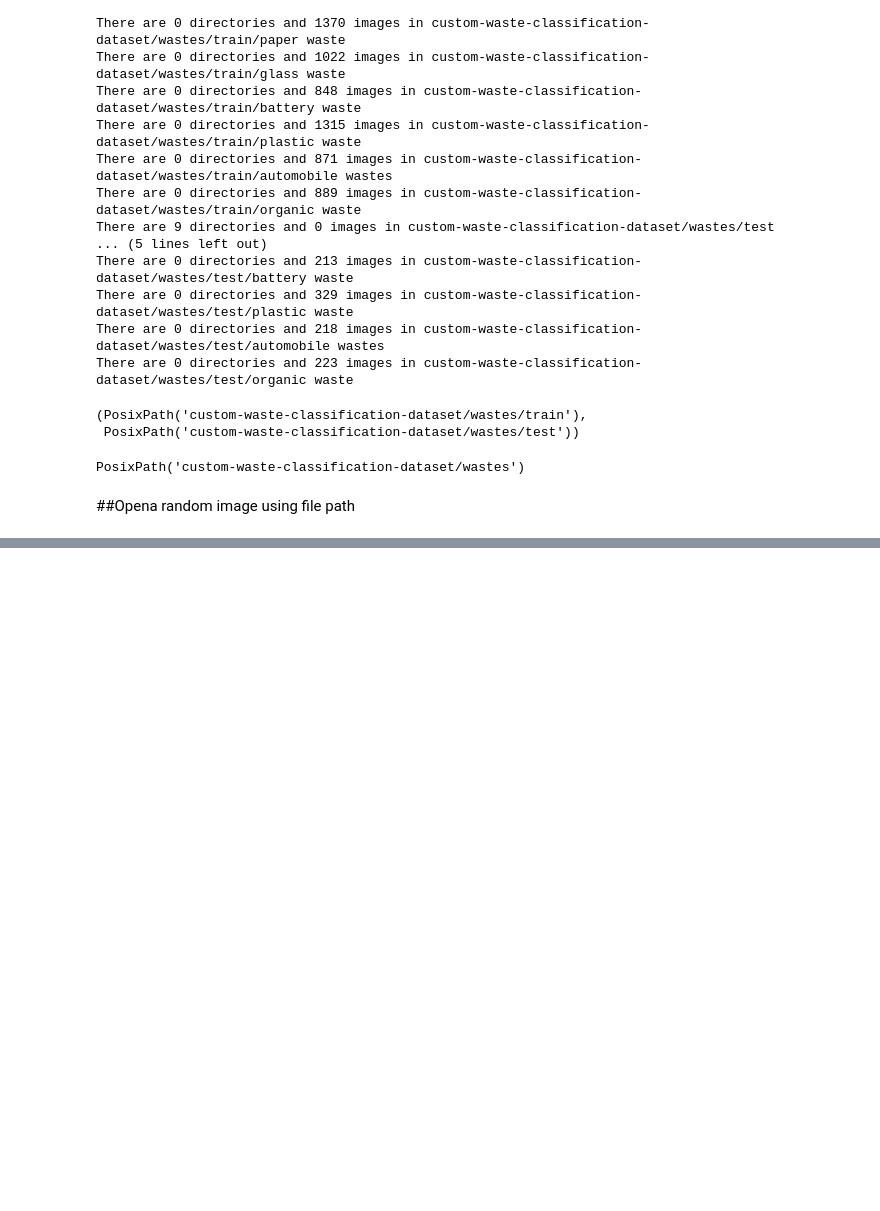
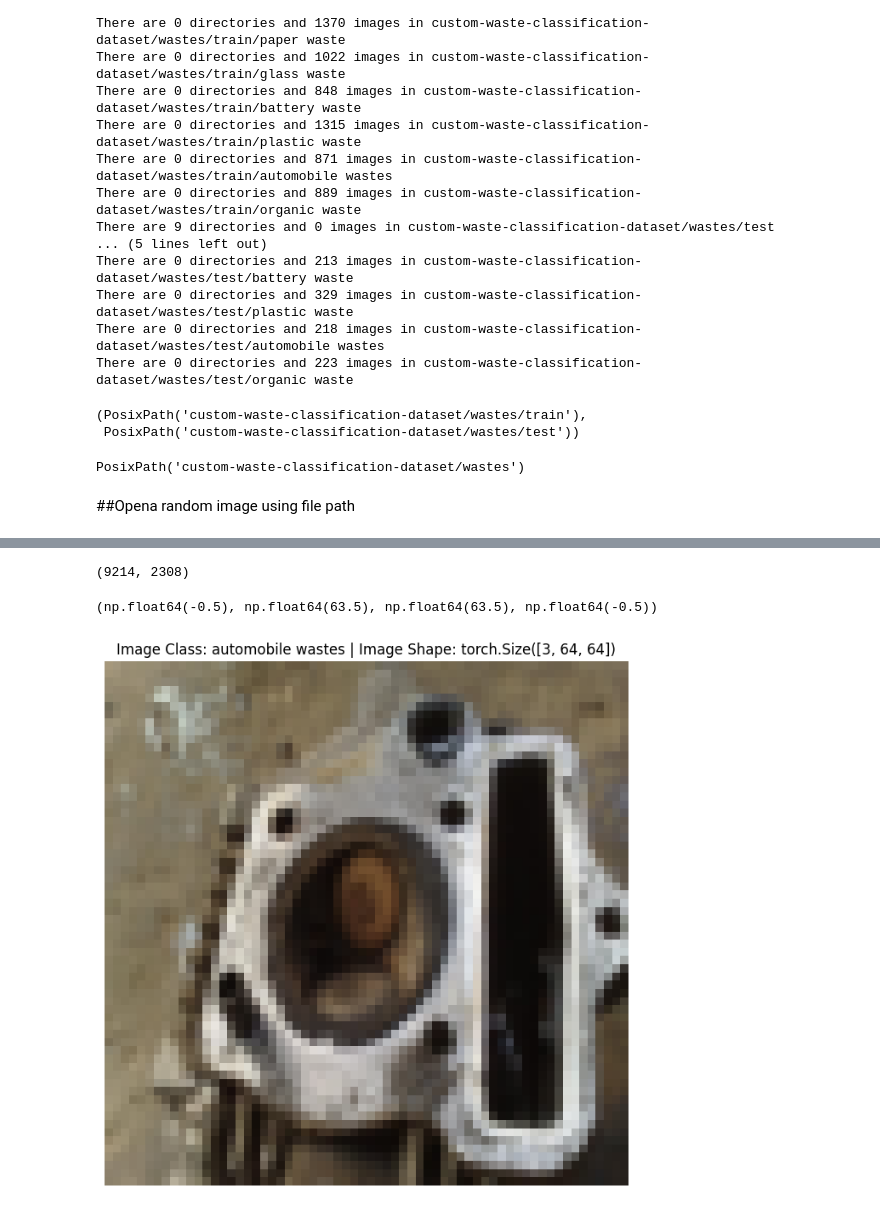
Before and after one commit to Imran1hp/Waste-Cassification, a Jupyter notebook: Waste_classification.ipynb, the cells around one changed output, grey strips where cells are left out. Cells and saved outputs as stored; diff of their text form; code cells hidden in the pictures; blank space fills up the shorter version.

```diff
--- a/Waste_classification.ipynb
+++ b/Waste_classification.ipynb
@@ -102,0 +165,4 @@ from torchvision import datasets , transforms
+# %%
+from torchvision.datasets import ImageFolder
+train_data = ImageFolder(root = train_dir , transform = train_transform ,target_transform = None)
+test_data = ImageFolder(root = test_dir , transform = test_transform , target_transform = None)
@@ -102,0 +215,15 @@ from torchvision import datasets , transforms
+# %%
+len(train_data) ,len(test_data)
+# %% [output]
+(9214, 2308)
+# %%
+import random
+rand_sample = random.choice(train_data)
+load_img , load_class_name = rand_sample[0],rand_sample[1]
+plt.figure(figsize=(10,8))
+plt.imshow(load_img.permute(1,2,0).numpy())
+plt.title(f"Image Class: {class_names[load_class_name]} | Image Shape: {load_img.shape}")
+plt.axis(False)
+# %% [output]
+(np.float64(-0.5), np.float64(63.5), np.float64(63.5), np.float64(-0.5))
+[figure, added]
```
Also changed, not shown: parts of 12 cells of this notebook.
